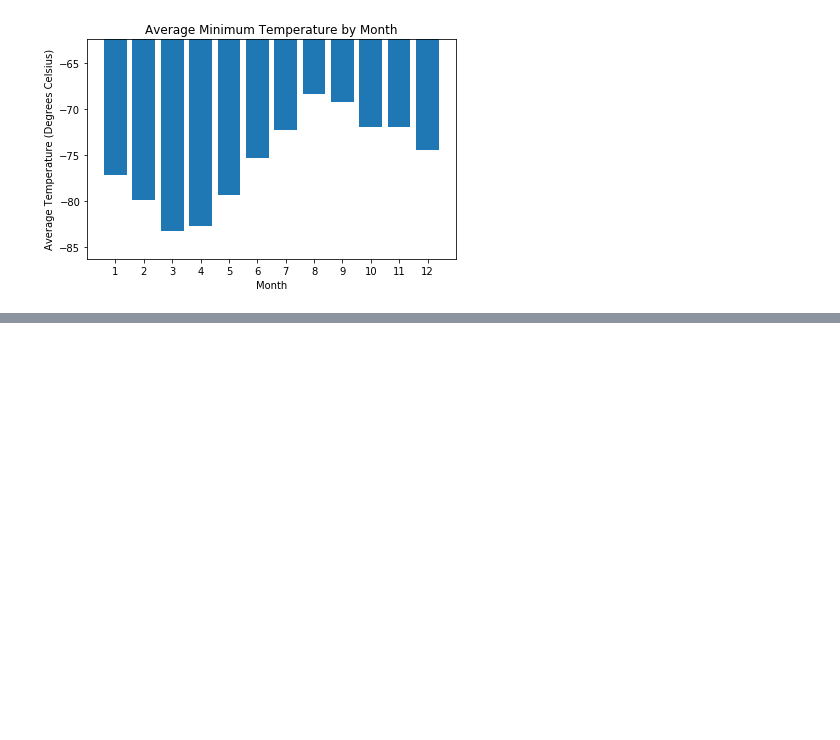
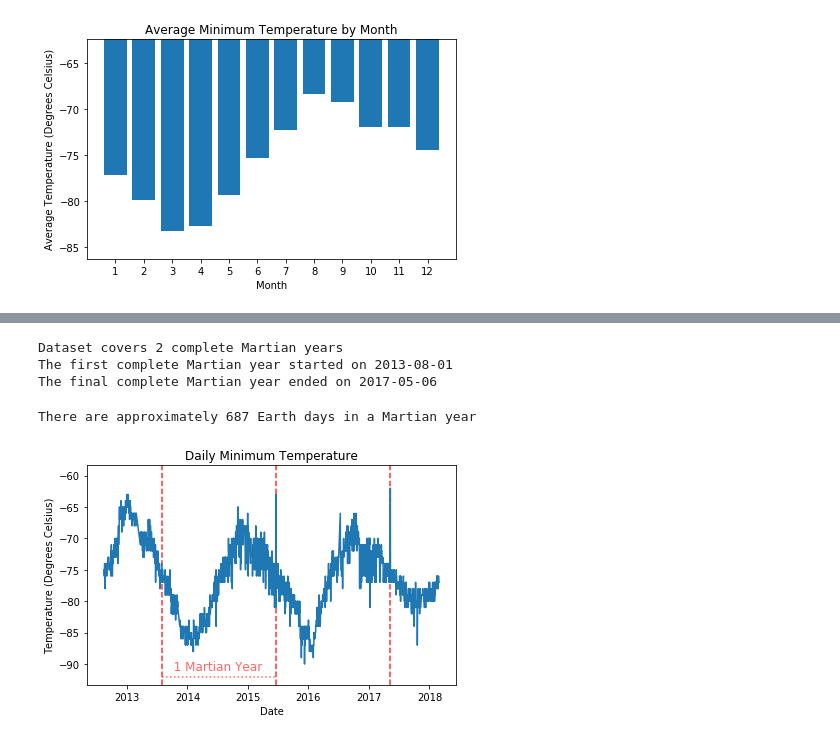
Before and after one commit to MFord80/web-scraping-challenge, a Jupyter notebook: Mission_to_Mars/mars_data_challenge_part_2.ipynb, the cells around one changed output, grey strips where cells are left out. Drawn from its saved outputs; the diff is of its cells as text; code cells hidden in the pictures; blank space fills up the shorter version.

```diff
--- a/Mission_to_Mars/mars_data_challenge_part_2.ipynb
+++ b/Mission_to_Mars/mars_data_challenge_part_2.ipynb
@@ -164,0 +180,12 @@ array([ 1,  2,  3,  4,  5,  6,  7,  8,  9, 10, 11, 12])
+# %%
+# How many earth days in a Martian year
+# List of terrestrial dates for the first day of each Martian month 1
+first_day_year = []
+
+mars_yr_df = mars_df[['terrestrial_date','month']]
+
+for i, j in mars_yr_df.T.iteritems():
+    if mars_yr_df.iloc[i, 1] != mars_yr_df.iloc[i-1, 1] and mars_yr_df.iloc[i, 1] == 1 :
+        first_day_year.append(mars_yr_df.iloc[i, 0])
+
+first_day_year
@@ -164,0 +196,43 @@ array([ 1,  2,  3,  4,  5,  6,  7,  8,  9, 10, 11, 12])
+# %%
+# Calculate number of complete Martian years in the dataset, and the start / end dates
+mars_yrs = len(first_day_year)-1
+start_terra_dt = first_day_year[0]
+end_terra_dt = first_day_year[mars_yrs]
+
+print(f"Dataset covers {mars_yrs} complete Martian years")
+print(f"The first complete Martian year started on {start_terra_dt.date()}")
+print(f"The final complete Martian year ended on {end_terra_dt.date()}")
+# %% [output]
+Dataset covers 2 complete Martian years
+The first complete Martian year started on 2013-08-01
+The final complete Martian year ended on 2017-05-06
+# %%
+# Calculate total number of Earth days passed (that equate to total number of Martian years passed)
+earth_days = end_terra_dt - start_terra_dt
+
+# Calculate approximate number of Earth days in a Martian year
+days_in_mars_yr = earth_days / mars_yrs
+print(f"There are approximately {days_in_mars_yr.days} Earth days in a Martian year")
+# %% [output]
+There are approximately 687 Earth days in a Martian year
+# %%
+# Plot daily minimum temperature with visuals aligning Earth dates and Martian years
+
+plt.plot(mars_df.terrestrial_date, mars_df.min_temp)
+
+plt.title("Daily Minimum Temperature")
+plt.xlabel("Date")
+plt.ylabel("Temperature (Degrees Celsius)")
+
+plt.ylim(min(avg_min_temp)-10,max(avg_min_temp)+10)
+
+for y in range(0,mars_yrs+1):
+    plt.vlines(first_day_year[y], min(avg_min_temp)-10, max(avg_min_temp)+10, alpha=0.8, linestyle="dashed", color="r")
+
+plt.hlines(-92,first_day_year[0],first_day_year[1], alpha=0.6, linestyle="dotted", color="r")
+plt.annotate('   1 Martian Year', [first_day_year[0].date(),-91], fontsize=12, color="red", alpha=0.6)
+
+plt.tight_layout()
+plt.show()
+# %% [output]
+[figure, added]
```
Also changed, not shown: parts of 9 cells of this notebook, 1 other file.
